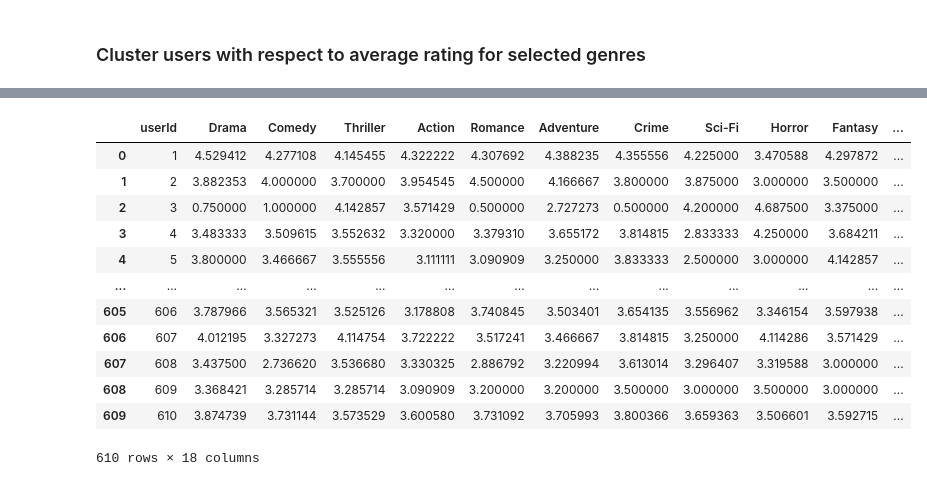
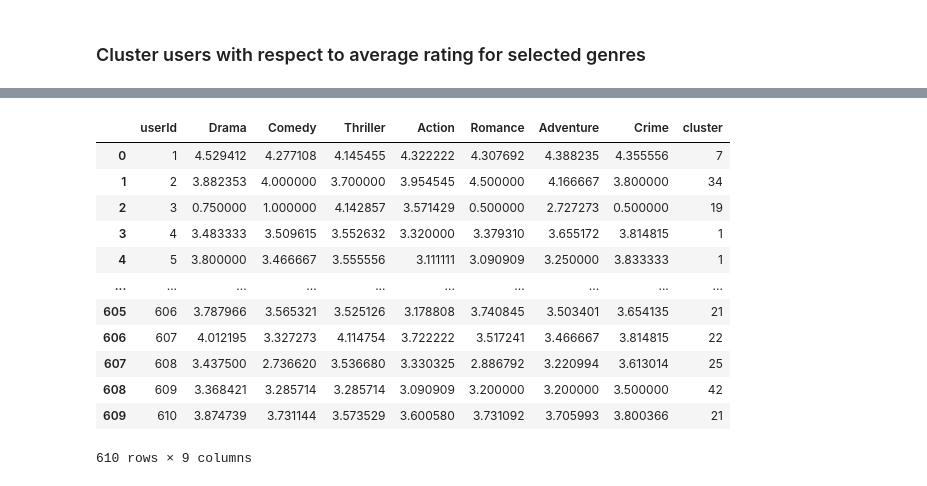
Before and after one commit to Marcin59/Movie_Recommendation_System, a Jupyter notebook: users_clustering.ipynb, the cells around one changed output, grey strips where cells are left out. Drawn from its saved outputs; the diff is of its cells as text; code cells hidden in the pictures.

Commit message:
Fix clustering parameters

```diff
--- a/users_clustering.ipynb
+++ b/users_clustering.ipynb
@@ -33,7 +33,7 @@ movies_df
 # %%
 genre_count = movies_df['genres'].explode().value_counts().reset_index()
 genre_count.columns = ['genre', 'count']
-genre_count = genre_count[genre_count["count"] > movies_df.size/100]
+genre_count = genre_count[genre_count["count"] > movies_df.size/25]
 selected_genres = genre_count['genre'].tolist()
 selected_genres
 # %% [output]
@@ -108,19 +93,19 @@ plotError(users, start = 5, max_k = 100, step = 1)
 # %%
 kmeans = KMeans(n_clusters=50)
-usersCluster = kmeans.fit(users)
+usersCluster =  kmeans.fit(users.drop(["userId"], axis=1))
 users['cluster'] = usersCluster.labels_
 users
 # %% [output]
-|  | userId | Drama | Comedy | Thriller | Action | Romance | Adventure | Crime | Sci-Fi | Horror | Fantasy | ... |
-| 0 | 1 | 4.529412 | 4.277108 | 4.145455 | 4.322222 | 4.307692 | 4.388235 | 4.355556 | 4.225000 | 3.470588 | 4.297872 | ... |
-| 1 | 2 | 3.882353 | 4.000000 | 3.700000 | 3.954545 | 4.500000 | 4.166667 | 3.800000 | 3.875000 | 3.000000 | 3.500000 | ... |
-| 2 | 3 | 0.750000 | 1.000000 | 4.142857 | 3.571429 | 0.500000 | 2.727273 | 0.500000 | 4.200000 | 4.687500 | 3.375000 | ... |
-| 3 | 4 | 3.483333 | 3.509615 | 3.552632 | 3.320000 | 3.379310 | 3.655172 | 3.814815 | 2.833333 | 4.250000 | 3.684211 | ... |
-| 4 | 5 | 3.800000 | 3.466667 | 3.555556 | 3.111111 | 3.090909 | 3.250000 | 3.833333 | 2.500000 | 3.000000 | 4.142857 | ... |
-| ... | ... | ... | ... | ... | ... | ... | ... | ... | ... | ... | ... | ... |
-| 605 | 606 | 3.787966 | 3.565321 | 3.525126 | 3.178808 | 3.740845 | 3.503401 | 3.654135 | 3.556962 | 3.346154 | 3.597938 | ... |
-| 606 | 607 | 4.012195 | 3.327273 | 4.114754 | 3.722222 | 3.517241 | 3.466667 | 3.814815 | 3.250000 | 4.114286 | 3.571429 | ... |
-| 607 | 608 | 3.437500 | 2.736620 | 3.536680 | 3.330325 | 2.886792 | 3.220994 | 3.613014 | 3.296407 | 3.319588 | 3.000000 | ... |
-| 608 | 609 | 3.368421 | 3.285714 | 3.285714 | 3.090909 | 3.200000 | 3.200000 | 3.500000 | 3.000000 | 3.500000 | 3.000000 | ... |
-| 609 | 610 | 3.874739 | 3.731144 | 3.573529 | 3.600580 | 3.731092 | 3.705993 | 3.800366 | 3.659363 | 3.506601 | 3.592715 | ... |
+|  | userId | Drama | Comedy | Thriller | Action | Romance | Adventure | Crime | cluster |
+| 0 | 1 | 4.529412 | 4.277108 | 4.145455 | 4.322222 | 4.307692 | 4.388235 | 4.355556 | 7 |
+| 1 | 2 | 3.882353 | 4.000000 | 3.700000 | 3.954545 | 4.500000 | 4.166667 | 3.800000 | 34 |
+| 2 | 3 | 0.750000 | 1.000000 | 4.142857 | 3.571429 | 0.500000 | 2.727273 | 0.500000 | 19 |
+| 3 | 4 | 3.483333 | 3.509615 | 3.552632 | 3.320000 | 3.379310 | 3.655172 | 3.814815 | 1 |
+| 4 | 5 | 3.800000 | 3.466667 | 3.555556 | 3.111111 | 3.090909 | 3.250000 | 3.833333 | 1 |
+| ... | ... | ... | ... | ... | ... | ... | ... | ... | ... |
+| 605 | 606 | 3.787966 | 3.565321 | 3.525126 | 3.178808 | 3.740845 | 3.503401 | 3.654135 | 21 |
+| 606 | 607 | 4.012195 | 3.327273 | 4.114754 | 3.722222 | 3.517241 | 3.466667 | 3.814815 | 22 |
+| 607 | 608 | 3.437500 | 2.736620 | 3.536680 | 3.330325 | 2.886792 | 3.220994 | 3.613014 | 25 |
+| 608 | 609 | 3.368421 | 3.285714 | 3.285714 | 3.090909 | 3.200000 | 3.200000 | 3.500000 | 42 |
+| 609 | 610 | 3.874739 | 3.731144 | 3.573529 | 3.600580 | 3.731092 | 3.705993 | 3.800366 | 21 |
-610 rows × 18 columns
+610 rows × 9 columns
```
Also changed, not shown: parts of 5 cells of this notebook, 2 other files.
